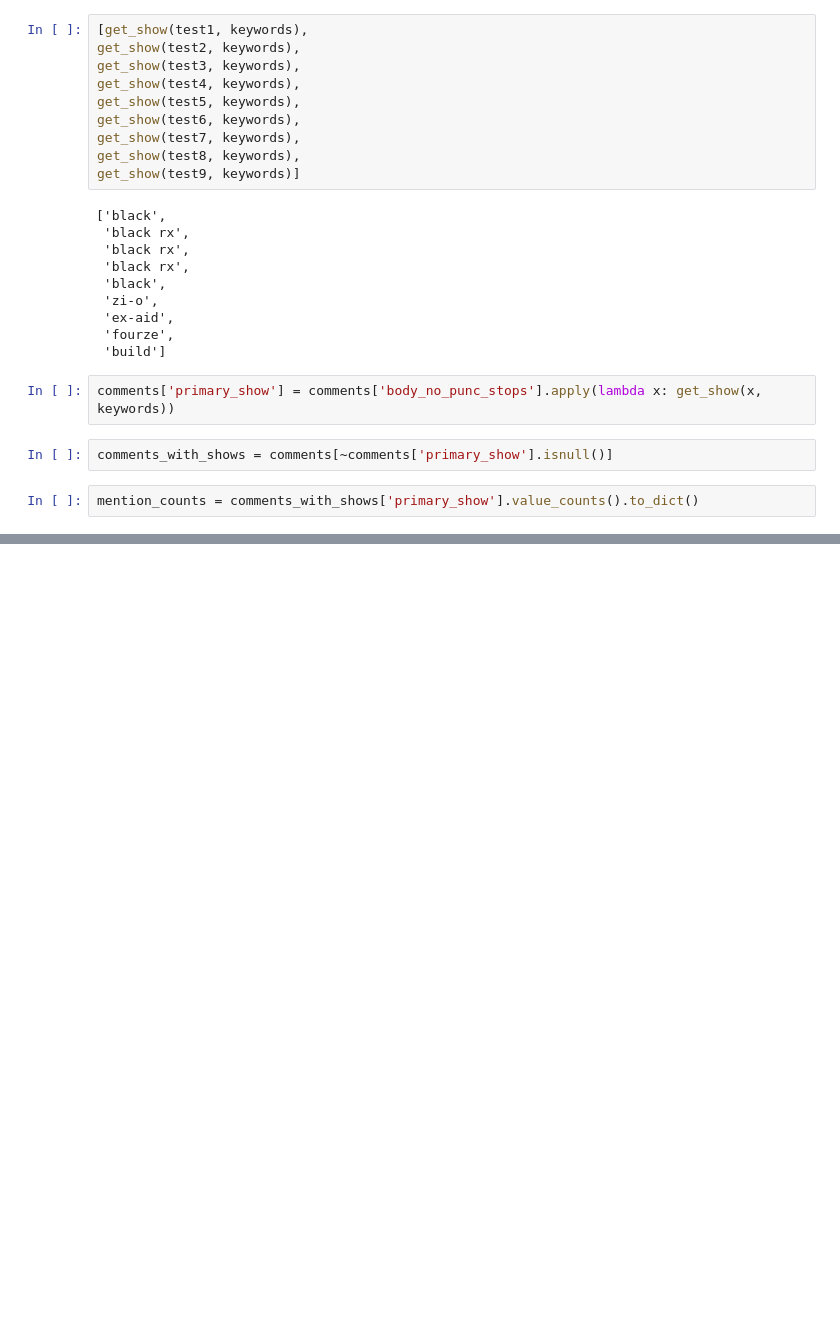
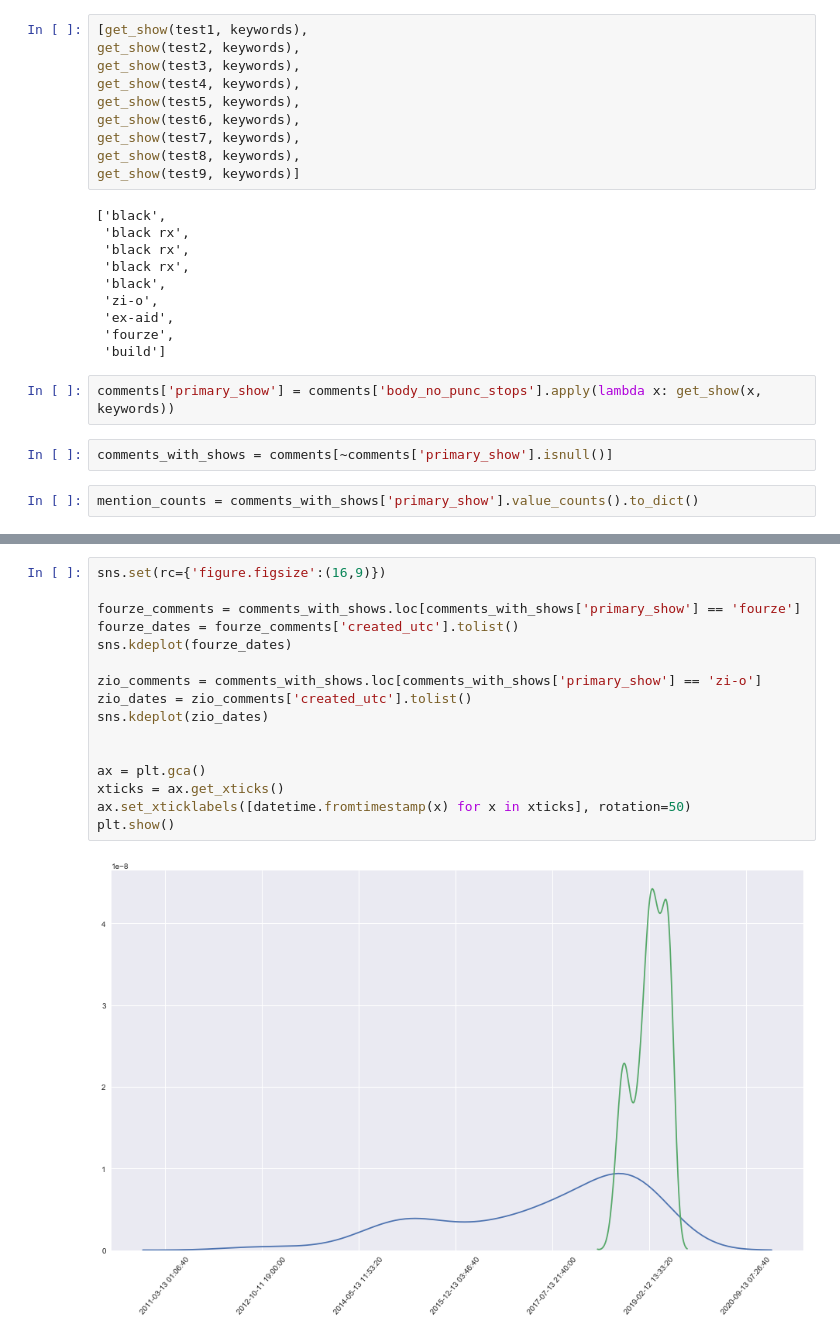
Before and after one commit to spencerqbrown/r_kamenrider, a Jupyter notebook: processing.ipynb, the cells around one changed output, grey strips where cells are left out. Cells and saved outputs as stored; diff of their text form; blank space fills up the shorter version.

```diff
--- a/processing.ipynb
+++ b/processing.ipynb
@@ -341,0 +341,18 @@ comments['body_no_punc_stops'].tolist()
+# %%
+sns.set(rc={'figure.figsize':(16,9)})
+
+fourze_comments = comments_with_shows.loc[comments_with_shows['primary_show'] == 'fourze']
+fourze_dates = fourze_comments['created_utc'].tolist()
+sns.kdeplot(fourze_dates)
+
+zio_comments = comments_with_shows.loc[comments_with_shows['primary_show'] == 'zi-o']
+zio_dates = zio_comments['created_utc'].tolist()
+sns.kdeplot(zio_dates)
+
+
+ax = plt.gca()
+xticks = ax.get_xticks()
+ax.set_xticklabels([datetime.fromtimestamp(x) for x in xticks], rotation=50)
+plt.show()
+# %% [output]
+[figure, added]
```
Also changed, not shown: parts of 7 cells of this notebook.
